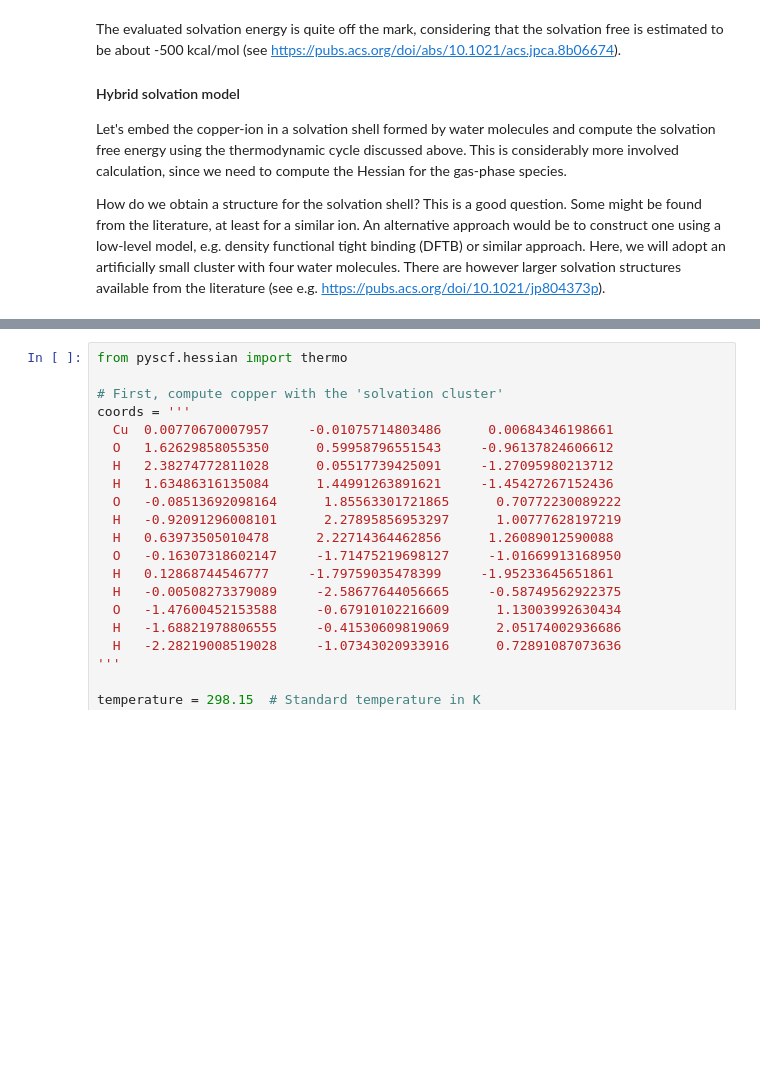
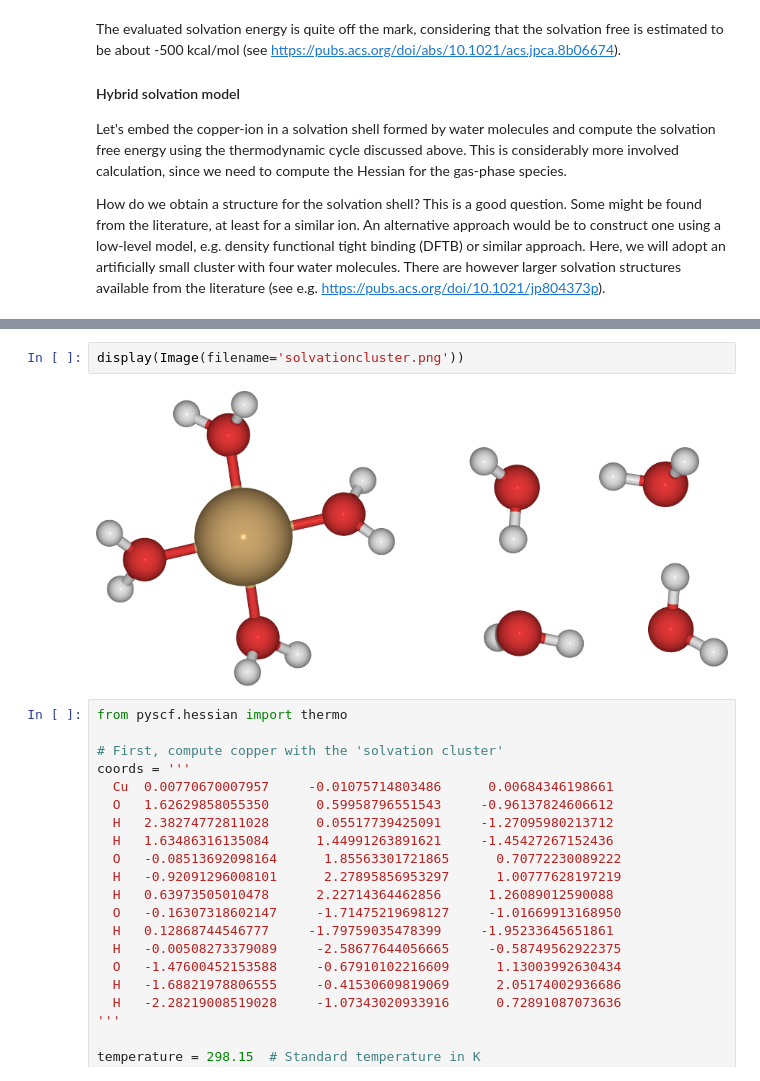
Before and after one commit to WeckmanTimo/weckman-blog, a Jupyter notebook: blog/blog_compute_solvation.ipynb, the cells around one changed output, grey strips where cells are left out. Cells and saved outputs as stored; diff of their text form; blank space fills up the shorter version.

Commit message:
Updated blog_compute_solvation

```diff
--- a/blog/blog_compute_solvation.ipynb
+++ b/blog/blog_compute_solvation.ipynb
@@ -86,3 +87,7 @@ We will use these clusters to calculate the gas-phase reaction for the binding o
+# %%
+display(Image(filename='solvationcluster.png'))
+# %% [output]
+[figure, added]
 # %%
 from pyscf.hessian import thermo
 
```
Also changed, not shown: parts of 3 cells of this notebook, 6 other files.
